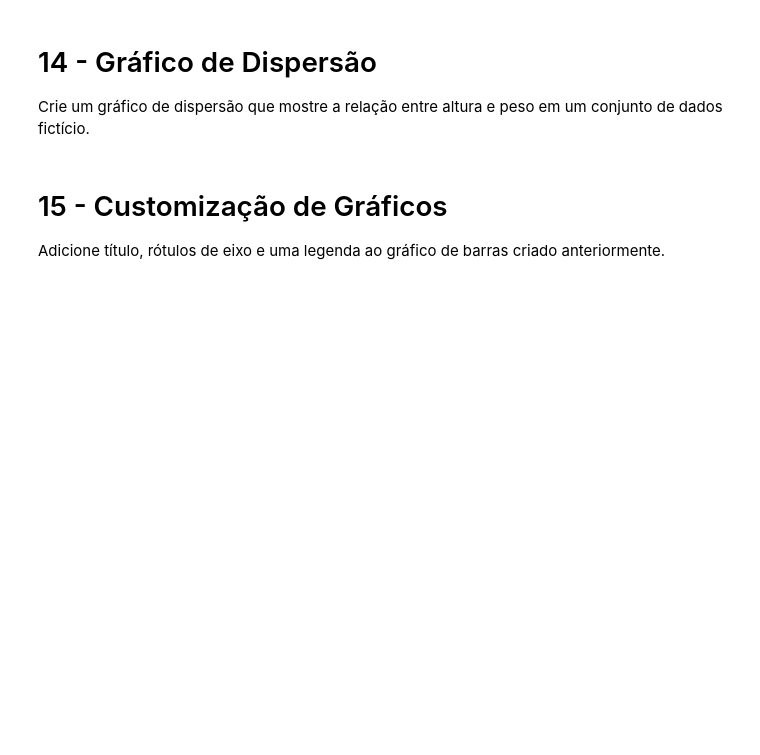
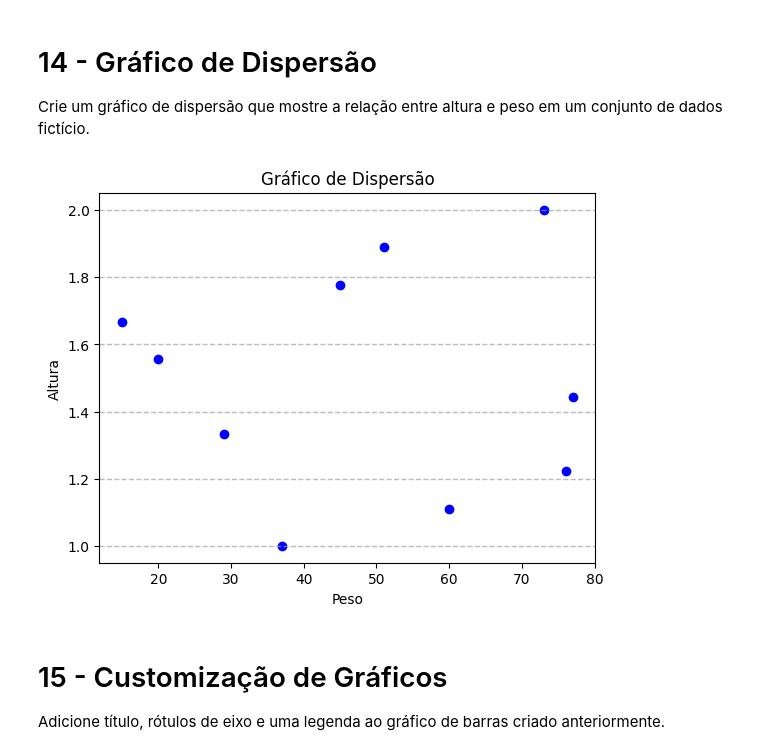
Before and after one commit to FTCLuis/Mineracao-de-Dados, a Jupyter notebook: LuisFelipeLaudacio_Aula06_Exercicios.ipynb, the cells around one changed output. Drawn from its saved outputs; the diff is of its cells as text; code cells hidden in the pictures; blank space fills up the shorter version.

```diff
--- a/LuisFelipeLaudacio_Aula06_Exercicios.ipynb
+++ b/LuisFelipeLaudacio_Aula06_Exercicios.ipynb
@@ -328,3 +324,26 @@ Crie um gráfico de dispersão que mostre a relação entre altura e peso em um
+# %%
+altura = pd.Series(np.linspace(1, 2, num=10))
+peso = pd.Series(np.random.randint(5,80, size=10))
+
+df_altura_peso = pd.DataFrame({"Peso": peso, "Altura": altura})
+
+# Dados fictícios
+x = peso
+y = altura
+
+# Criando o gráfico de dispersão
+plt.scatter(x, y, color='blue', marker='o')
+
+# Adicionando título e rótulos
+plt.title('Gráfico de Dispersão')
+plt.xlabel('Peso')
+plt.ylabel('Altura')
+plt.grid(color='#95a5a6', linestyle='--', linewidth=1, axis='y', alpha=0.7)
+
+# Exibindo o gráfico
+plt.show()
+# %% [output]
+[figure, added]
 # %% [markdown]
 # 15 - Customização de Gráficos
 
```
Also changed, not shown: parts of 19 cells of this notebook.
